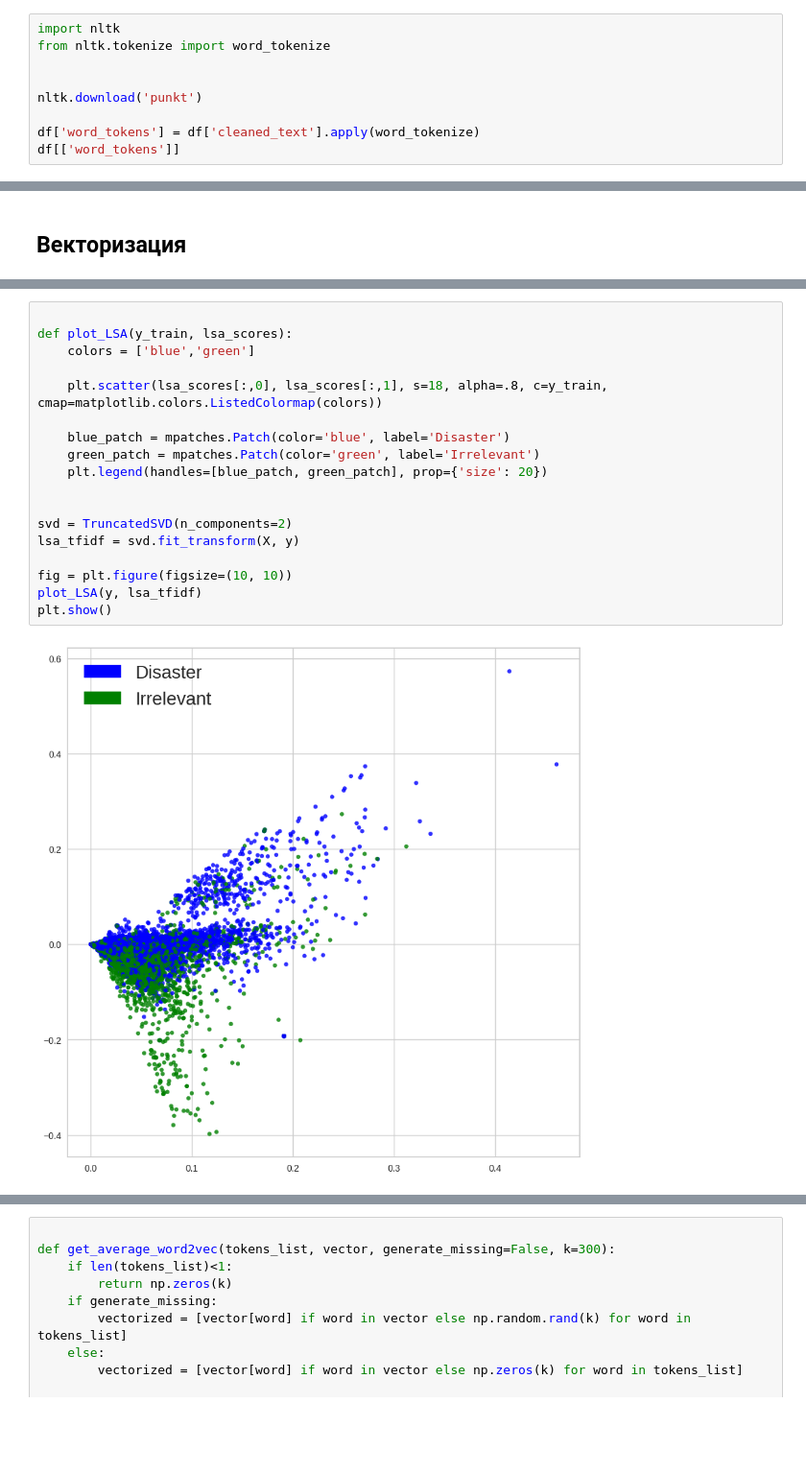
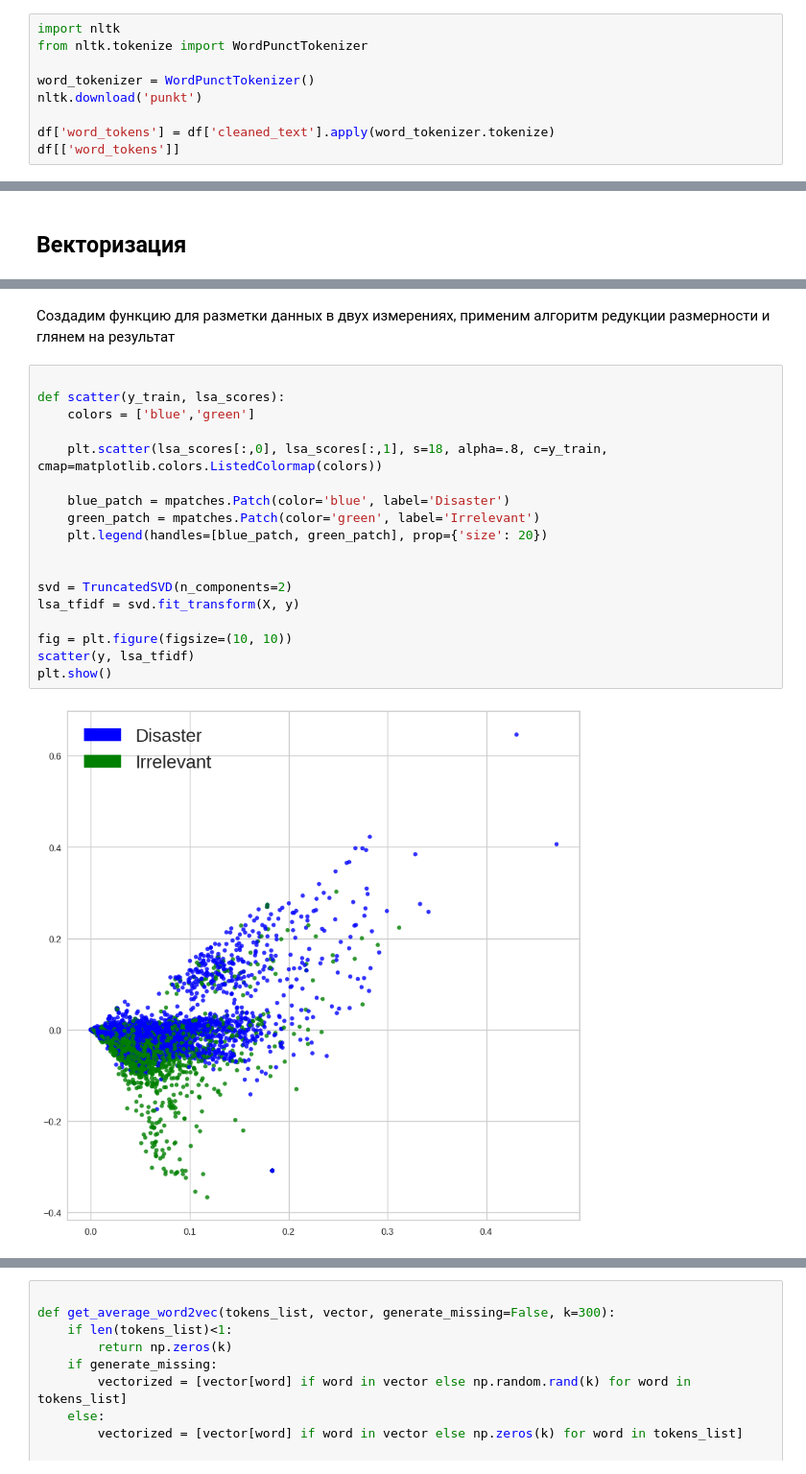
Before and after one commit to L0ckR/GBK_internship, a Jupyter notebook: assignment_1/main.ipynb, the cells around one changed output, grey strips where cells are left out. Shown at 96% size. Saved outputs shown, nothing was run; the diff lists cells and outputs as text; blank space fills up the shorter version.

```diff
--- a/assignment_1/main.ipynb
+++ b/assignment_1/main.ipynb
@@ -273,10 +299,10 @@ Text(0.5, 1.0, 'Length diff')
 # %%
 import nltk
-from nltk.tokenize import word_tokenize
+from nltk.tokenize import WordPunctTokenizer
 
-
+word_tokenizer = WordPunctTokenizer()
 nltk.download('punkt')
 
-df['word_tokens'] = df['cleaned_text'].apply(word_tokenize)
+df['word_tokens'] = df['cleaned_text'].apply(word_tokenizer.tokenize)
 df[['word_tokens']]
 # %% [output]
@@ -444,21 +492,23 @@ visualizer.show()
+# %% [markdown]
+Создадим функцию для разметки данных в двух измерениях, применим алгоритм редукции размерности и глянем на результат
 # %%
 
-def plot_LSA(y_train, lsa_scores):
+def scatter(y_train, lsa_scores):
     colors = ['blue','green']
 
     plt.scatter(lsa_scores[:,0], lsa_scores[:,1], s=18, alpha=.8, c=y_train, cmap=matplotlib.colors.ListedColormap(colors))
 
     blue_patch = mpatches.Patch(color='blue', label='Disaster')
     green_patch = mpatches.Patch(color='green', label='Irrelevant')
     plt.legend(handles=[blue_patch, green_patch], prop={'size': 20})
 
 
 svd = TruncatedSVD(n_components=2)
 lsa_tfidf = svd.fit_transform(X, y)
 
 fig = plt.figure(figsize=(10, 10))
-plot_LSA(y, lsa_tfidf)
+scatter(y, lsa_tfidf)
 plt.show()
 # %% [output]
-[figure, old version]
+[figure, new version]
 # %% [markdown]
```
Also changed, not shown: parts of 70 cells of this notebook.
